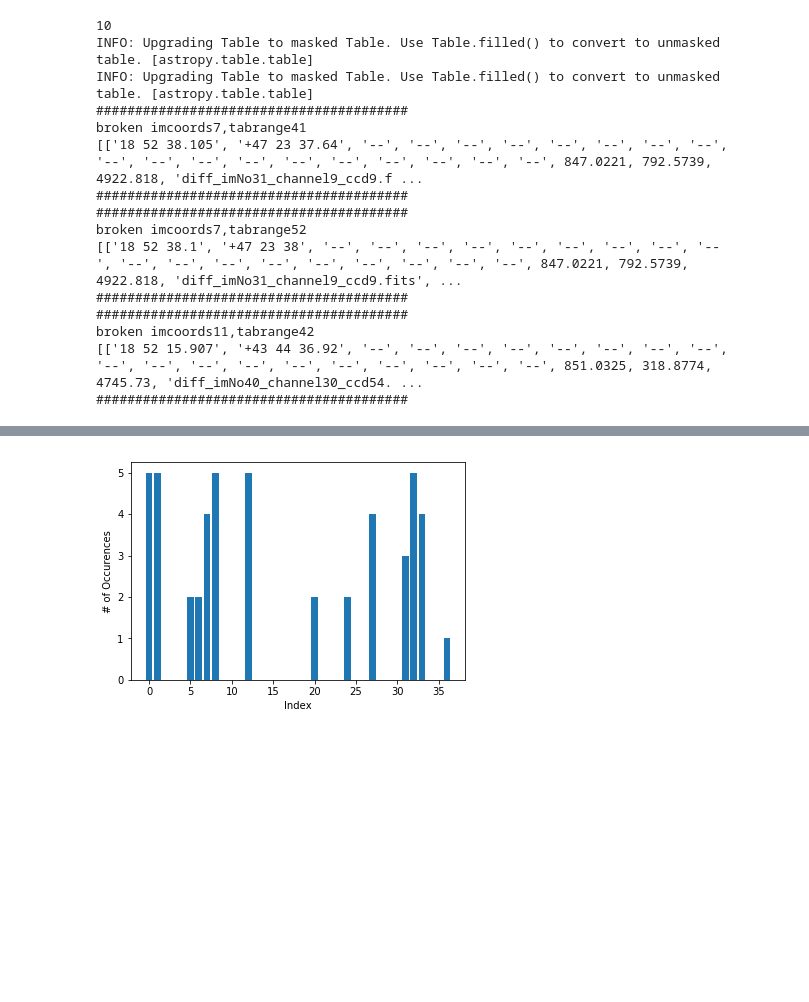
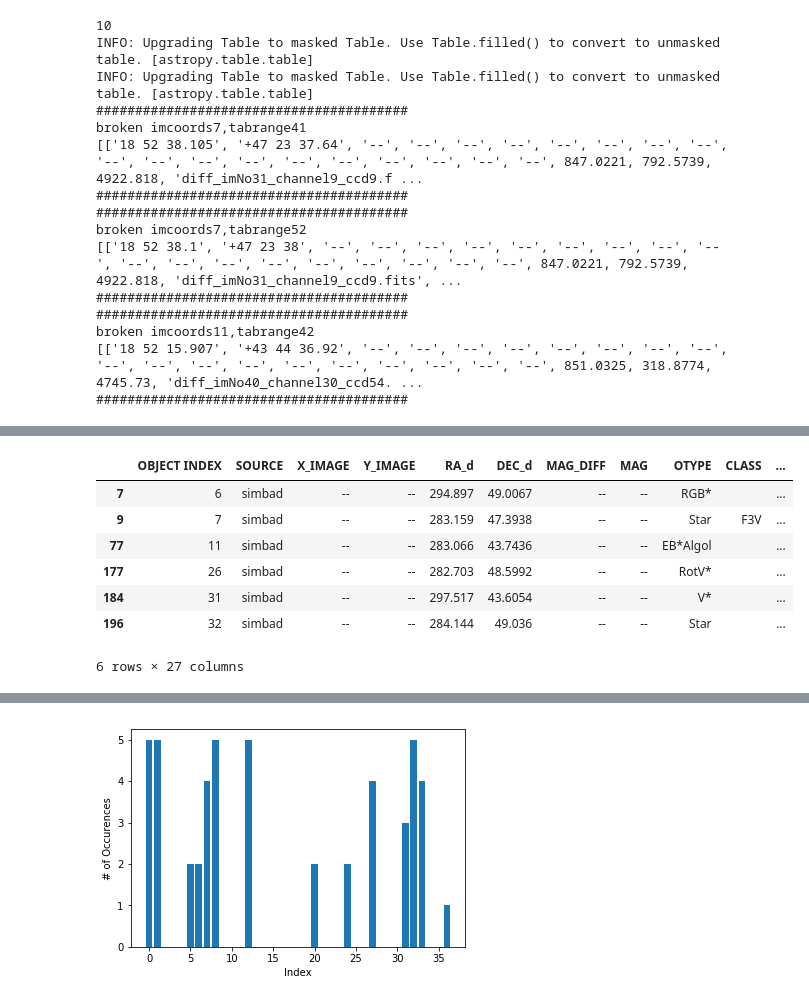
Before and after one commit to mj1e16lsst/keplerPhotometry, a Jupyter notebook: bigTable.ipynb, the cells around one changed output, grey strips where cells are left out. Saved outputs shown, nothing was run; the diff lists cells and outputs as text; code cells hidden in the pictures; blank space fills up the shorter version.

```diff
--- a/bigTable.ipynb
+++ b/bigTable.ipynb
@@ -535,0 +608,13 @@ simbadSearch
+# %%
+df  = bigtab.to_pandas()
+df2 = df[df['SOURCE'] == 'simbad']
+df2
+# %% [output]
+|  | OBJECT INDEX | SOURCE | X_IMAGE | Y_IMAGE | RA_d | DEC_d | MAG_DIFF | MAG | OTYPE | CLASS | ... |
+| 7 | 6 | simbad | -- | -- | 294.897 | 49.0067 | -- | -- | RGB* |  | ... |
+| 9 | 7 | simbad | -- | -- | 283.159 | 47.3938 | -- | -- | Star | F3V | ... |
+| 77 | 11 | simbad | -- | -- | 283.066 | 43.7436 | -- | -- | EB*Algol |  | ... |
+| 177 | 26 | simbad | -- | -- | 282.703 | 48.5992 | -- | -- | RotV* |  | ... |
+| 184 | 31 | simbad | -- | -- | 297.517 | 43.6054 | -- | -- | V* |  | ... |
+| 196 | 32 | simbad | -- | -- | 284.144 | 49.036 | -- | -- | Star |  | ... |
+6 rows × 27 columns
```
Also changed, not shown: parts of 33 cells of this notebook, 3 other files.
